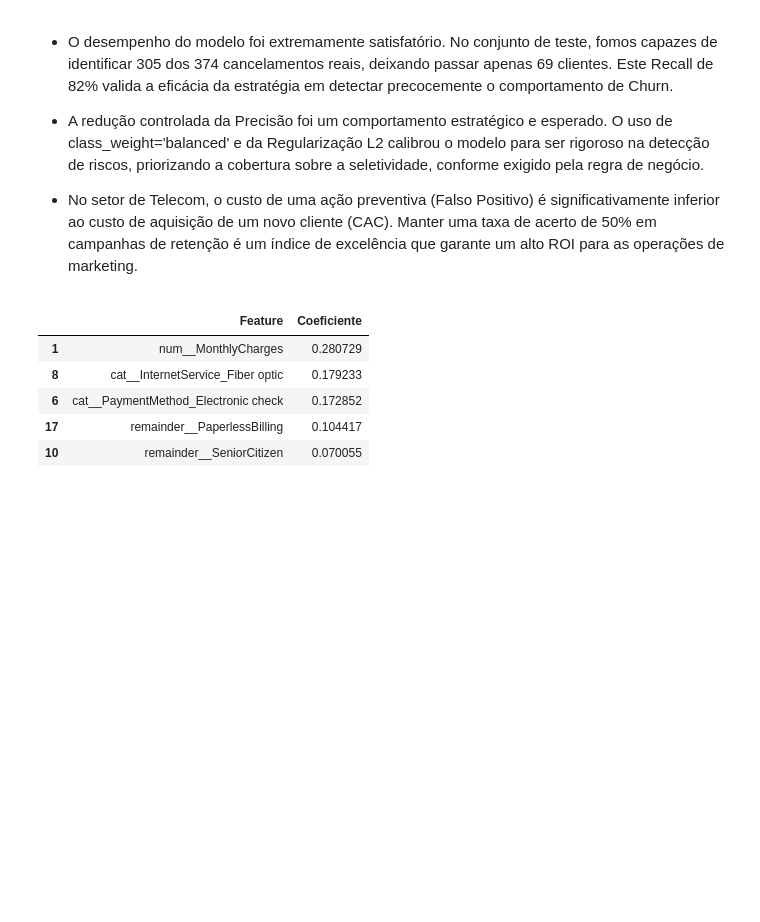
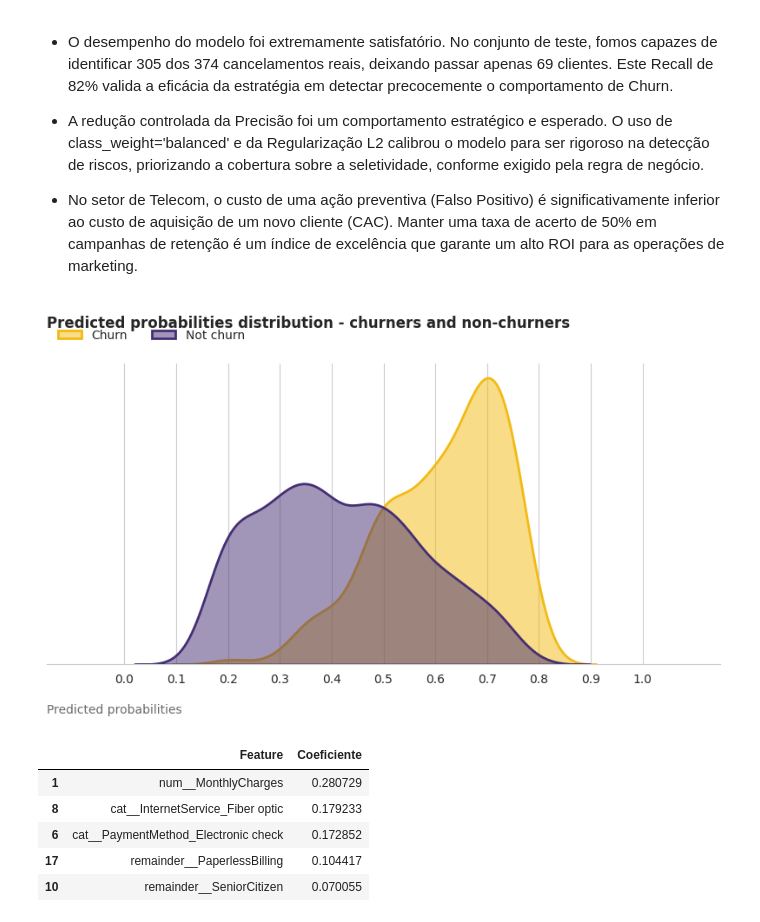
Before and after one commit to RebecaVBoas/Telco-Customer-Churn-Prediction, a Jupyter notebook: notebooks/Modelling.ipynb, the cells around one changed output. Saved outputs shown, nothing was run; the diff lists cells and outputs as text; code cells hidden in the pictures; blank space fills up the shorter version.

```diff
--- a/notebooks/Modelling.ipynb
+++ b/notebooks/Modelling.ipynb
@@ -368,6 +368,34 @@ plt.show()
 * A redução controlada da Precisão foi um comportamento estratégico e esperado. O uso de class_weight='balanced' e da Regularização L2 calibrou o modelo para ser rigoroso na detecção de riscos, priorizando a cobertura sobre a seletividade, conforme exigido pela regra de negócio.
 
 * No setor de Telecom, o custo de uma ação preventiva (Falso Positivo) é significativamente inferior ao custo de aquisição de um novo cliente (CAC). Manter uma taxa de acerto de 50% em campanhas de retenção é um índice de excelência que garante um alto ROI para as operações de marketing.
+# %%
+cor_roxo = '#442F73'   # Representa 'Not churn' (Retenção/Segurança)
+cor_amarelo = '#F2BB13' # Representa 'Churn' (Alerta/Perigo)
+
+
+plt.figure(figsize=(10, 4.5))
+
+probs_churn = y_probs[y_test == 1]
+probs_no_churn = y_probs[y_test == 0]
+
+sns.kdeplot(probs_churn, color=cor_amarelo, fill=True, alpha=0.5, linewidth=2, label='Churn')
+sns.kdeplot(probs_no_churn, color=cor_roxo, fill=True, alpha=0.5, linewidth=2, label='Not churn')
+
+plt.title('Predicted probabilities distribution - churners and non-churners', loc='left', fontweight='bold', pad=30)
+plt.xlabel('Predicted probabilities', loc='left', color='dimgray', labelpad=15)
+plt.ylabel('')
+
+plt.xlim(-0.15, 1.15)
+plt.xticks([0.0, 0.1, 0.2, 0.3, 0.4, 0.5, 0.6, 0.7, 0.8, 0.9, 1.0])
+
+plt.yticks([])
+sns.despine(left=True)
+
+plt.legend(loc='upper left', bbox_to_anchor=(0, 1.15), ncol=2, frameon=False)
+
+plt.show()
+# %% [output]
+[figure, added]
 # %%
 modelo_final = best_log_reg[-1]
 
```
